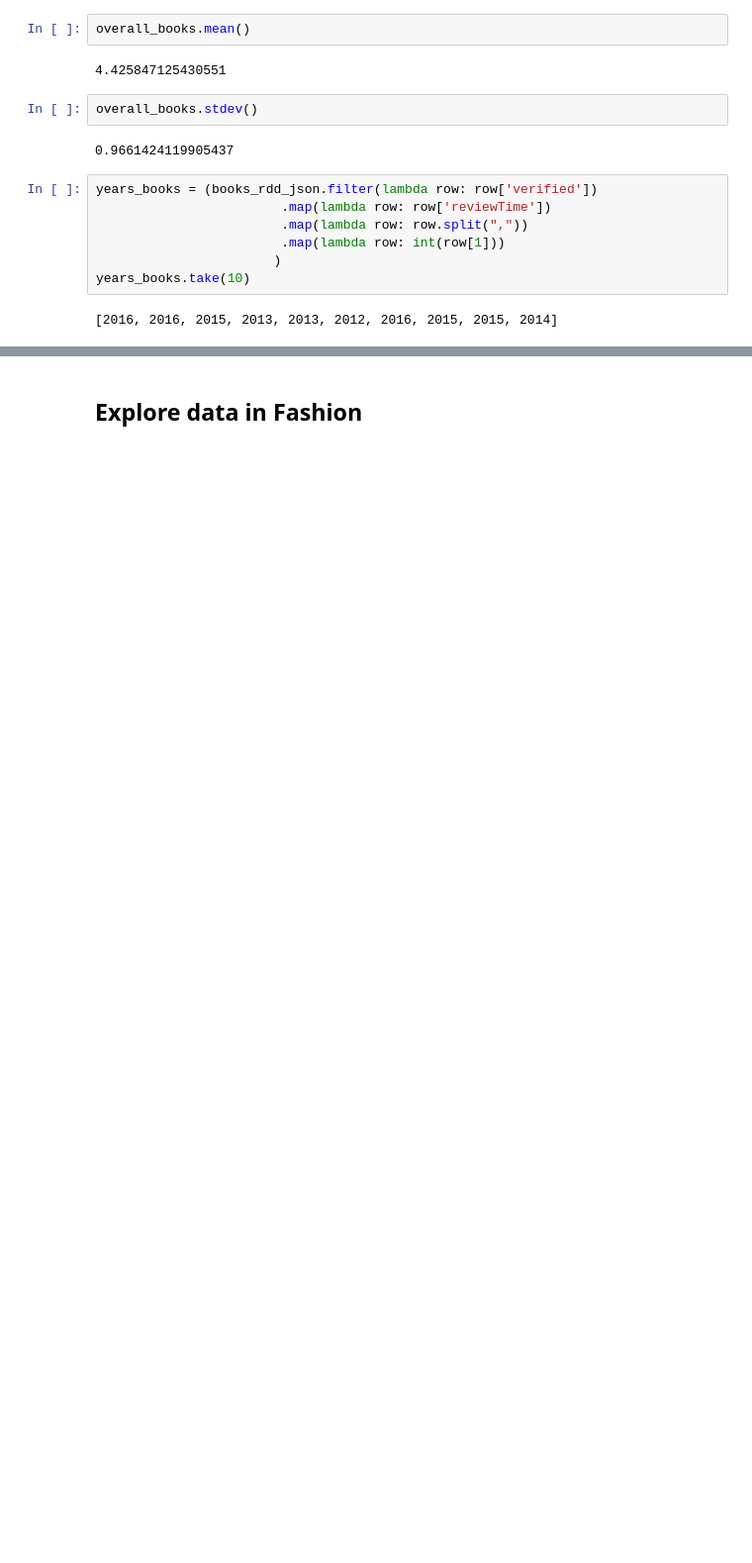
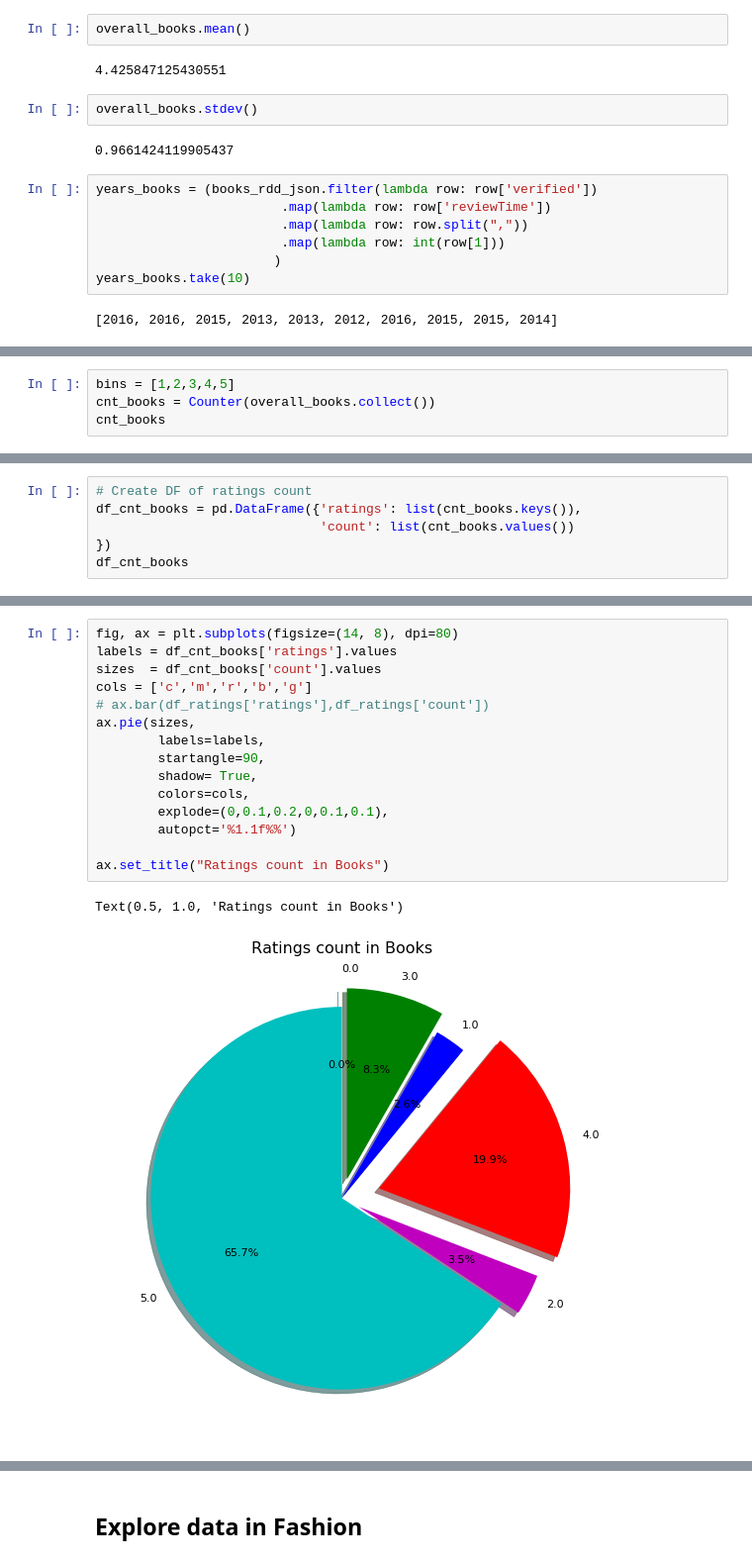
Before and after one commit to Nicole-LijuanChen/Patterns-in-Amazon-customer-ratings, a Jupyter notebook: data-cleaning.ipynb, the cells around one changed output, grey strips where cells are left out. Shown at 99% size. Saved outputs shown, nothing was run; the diff lists cells and outputs as text; blank space fills up the shorter version.

```diff
--- a/data-cleaning.ipynb
+++ b/data-cleaning.ipynb
@@ -341,0 +351,4 @@ ratings_by_year
+# %%
+bins = [1,2,3,4,5]
+cnt_books = Counter(overall_books.collect())
+cnt_books
@@ -341,0 +362,6 @@ ratings_by_year
+# %%
+# Create DF of ratings count
+df_cnt_books = pd.DataFrame({'ratings': list(cnt_books.keys()),
+                             'count': list(cnt_books.values())
+})
+df_cnt_books
@@ -341,0 +376,18 @@ ratings_by_year
+# %%
+fig, ax = plt.subplots(figsize=(14, 8), dpi=80)
+labels = df_cnt_books['ratings'].values
+sizes  = df_cnt_books['count'].values
+cols = ['c','m','r','b','g']
+# ax.bar(df_ratings['ratings'],df_ratings['count'])
+ax.pie(sizes,
+        labels=labels,
+        startangle=90,
+        shadow= True,
+        colors=cols,
+        explode=(0,0.1,0.2,0,0.1,0.1),
+        autopct='%1.1f%%')
+
+ax.set_title("Ratings count in Books")
+# %% [output]
+Text(0.5, 1.0, 'Ratings count in Books')
+[figure, added]
```
Also changed, not shown: parts of 7 cells of this notebook.
